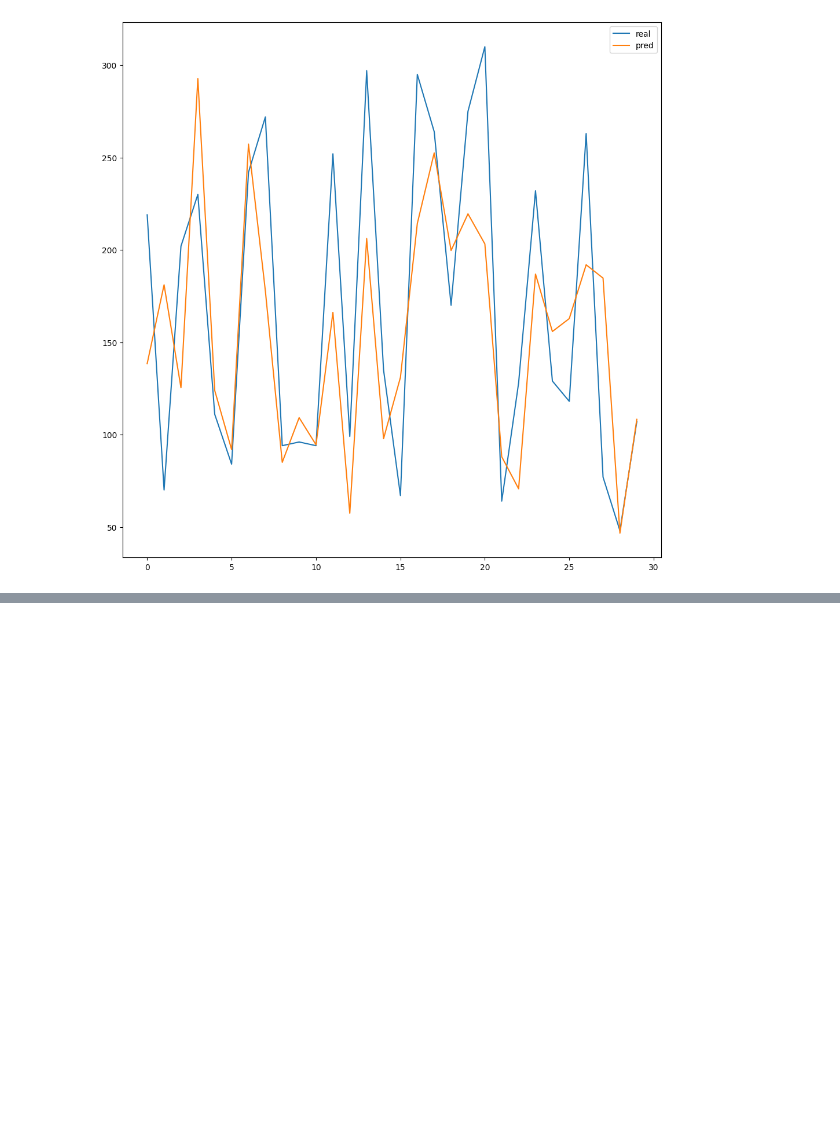
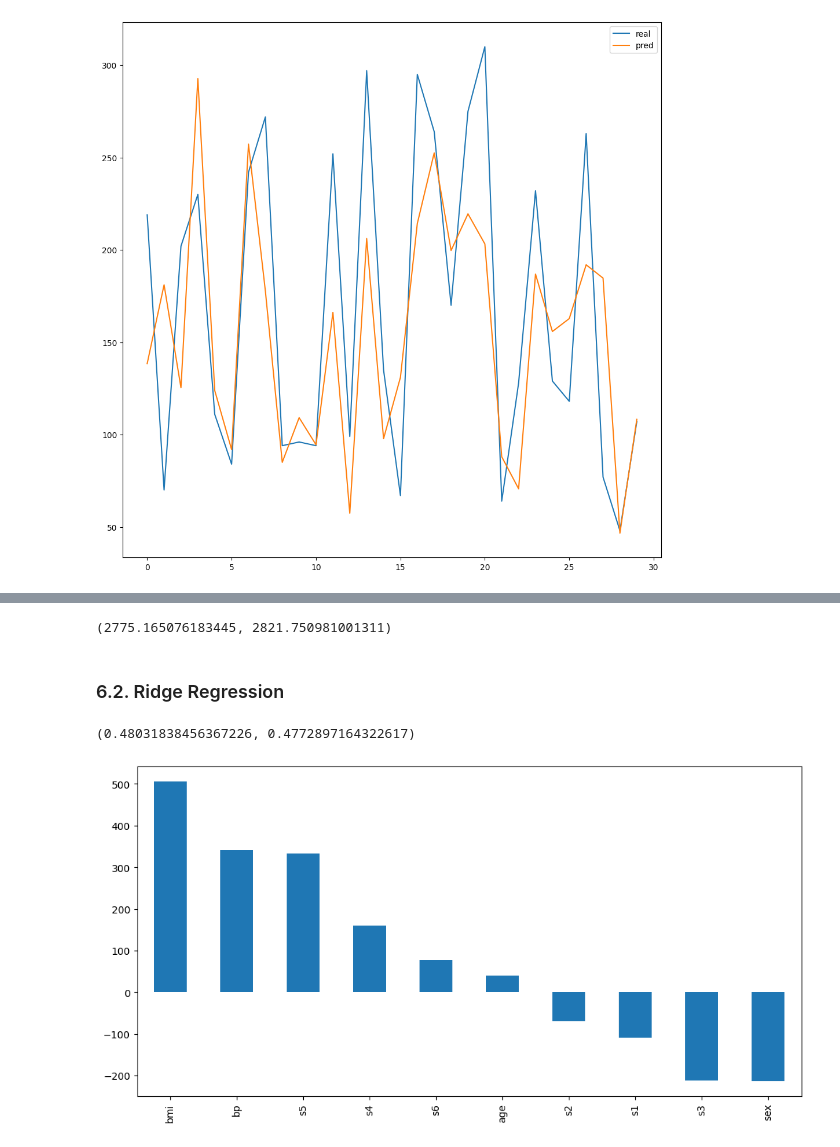
Before and after one commit to JoseJesusLaCasaNieto/Mastermind, a Jupyter notebook: Machine_Learning_I_Regression/Projects/Linear_Regression_Project.ipynb, the cells around one changed output, grey strips where cells are left out. Drawn from its saved outputs; the diff is of its cells as text; code cells hidden in the pictures; blank space fills up the shorter version.

```diff
--- a/Machine_Learning_I_Regression/Projects/Linear_Regression_Project.ipynb
+++ b/Machine_Learning_I_Regression/Projects/Linear_Regression_Project.ipynb
@@ -452,0 +656,29 @@ results.drop('residual', axis=1)[:30].plot(figsize=(12, 12))
+# %%
+lasso_mse = mean_squared_error(y_test, lasso_y_pred)
+
+lasso_mse, linreg_mse
+# %% [output]
+(2775.165076183445, 2821.750981001311)
+# %% [markdown]
+### 6.2. Ridge Regression
+# %%
+from sklearn.linear_model import Ridge
+
+ridge = Ridge(alpha=0.1)
+
+ridge.fit(X_train, y_train)
+
+ridge_y_pred = ridge.predict(X_test)
+# %%
+# Ridge evaluation
+ridge_r2 = ridge.score(X_test, y_test)
+ridge_coef = ridge.coef_
+
+ridge_r2, linreg_r2
+# %% [output]
+(0.48031838456367226, 0.4772897164322617)
+# %%
+pd.Series(ridge_coef, index=diabetes.feature_names).sort_values(ascending=False).plot.bar(figsize=(12, 6))
+plt.show()
+# %% [output]
+[figure, added]
```
Also changed, not shown: parts of 45 cells of this notebook.
